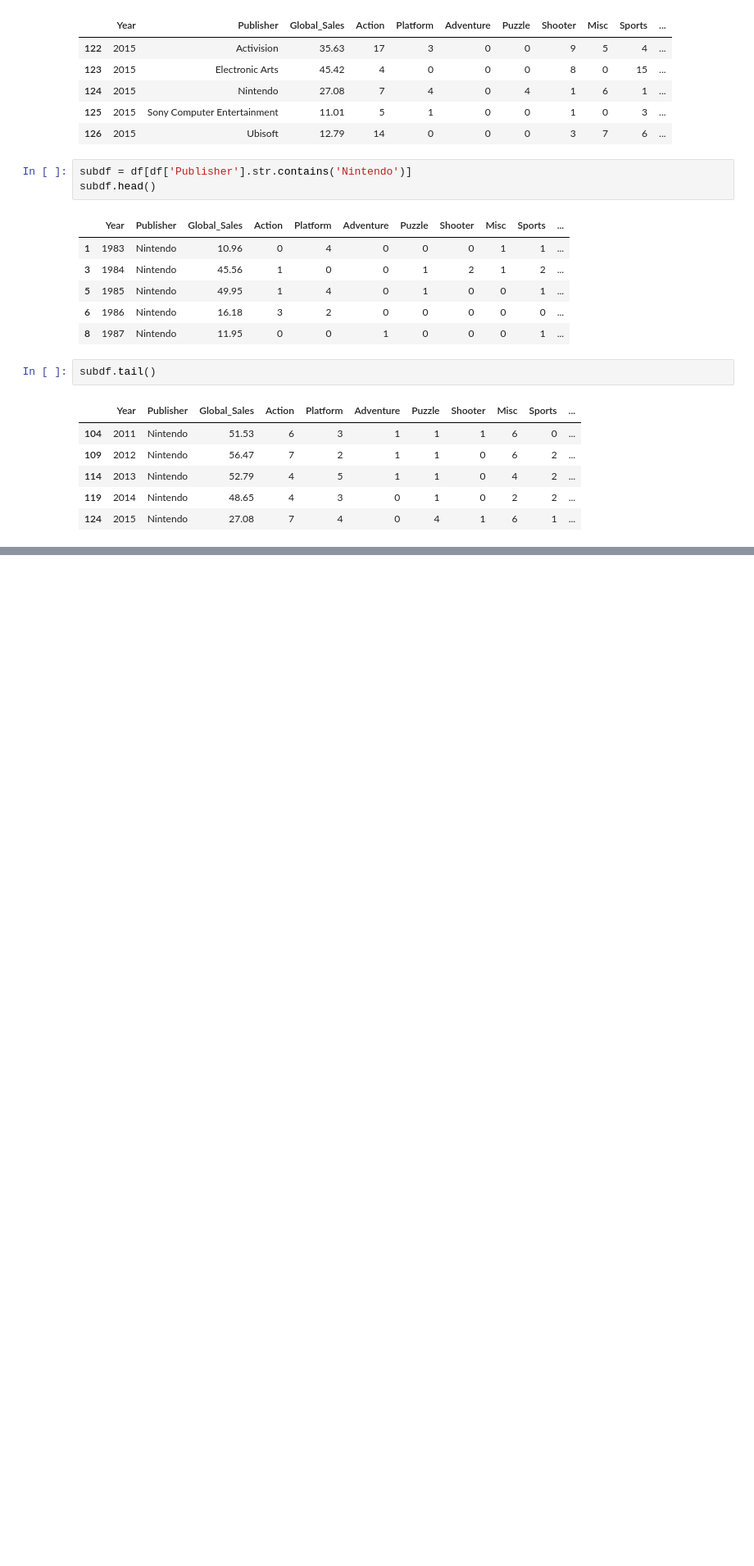
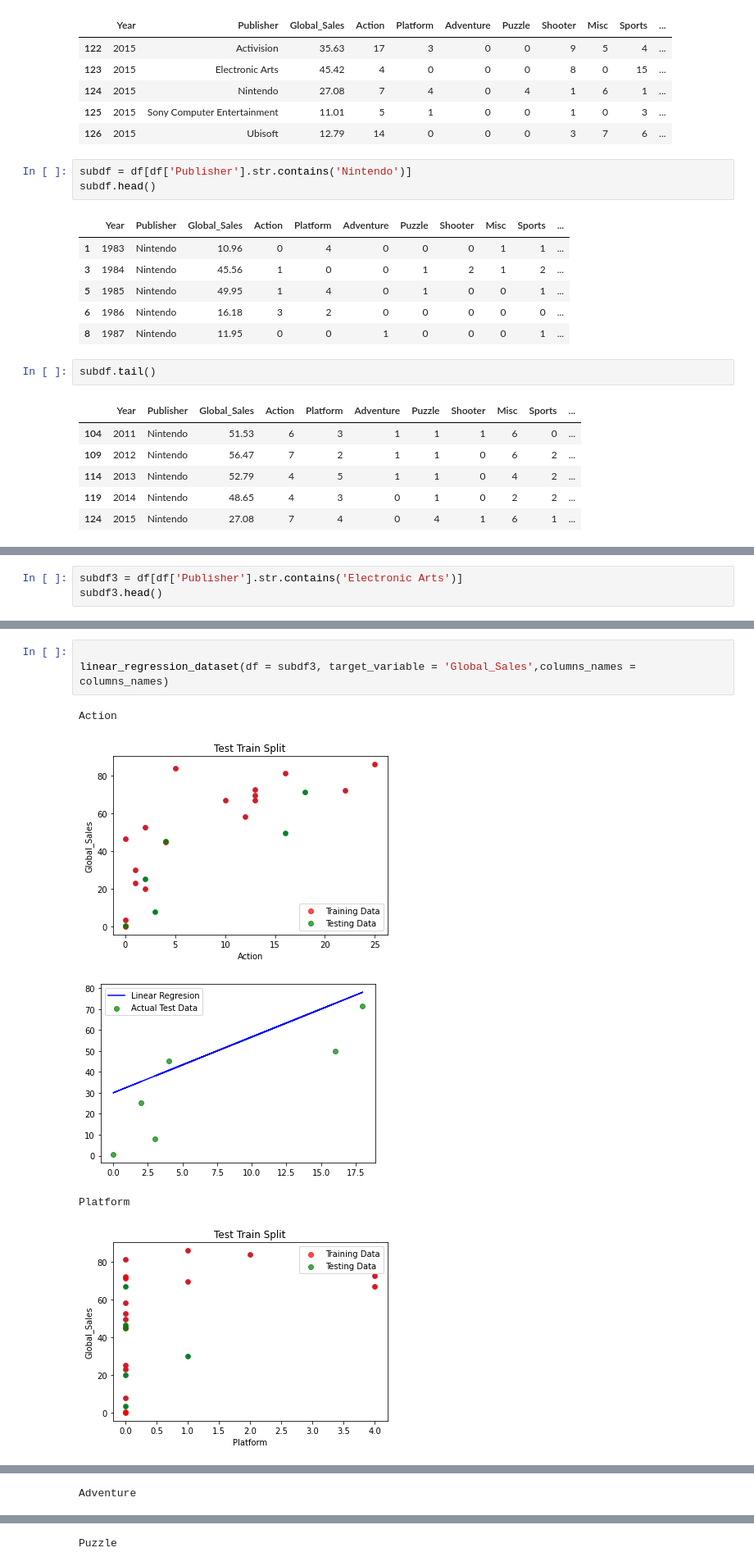
Before and after one commit to bcalvario/PruebaMachineLearning, a Jupyter notebook: Ejercicio1.ipynb, the cells around one changed output, grey strips where cells are left out. Shown at 82% size. Saved outputs shown, nothing was run; the diff lists cells and outputs as text; blank space fills up the shorter version.

```diff
--- a/Ejercicio1.ipynb
+++ b/Ejercicio1.ipynb
@@ -190,0 +136,3 @@ linear_regression(subdf, 'Strategy', 'Global_Sales')
+# %%
+subdf3 = df[df['Publisher'].str.contains('Electronic Arts')]
+subdf3.head()
@@ -190,0 +155,9 @@ linear_regression(subdf, 'Strategy', 'Global_Sales')
+# %%
+
+linear_regression_dataset(df = subdf3, target_variable = 'Global_Sales',columns_names = columns_names)
+# %% [output]
+Action
+[figure, added]
+[figure, added]
+Platform
+[figure, added]
@@ -190,0 +165 @@ linear_regression(subdf, 'Strategy', 'Global_Sales')
+Adventure
@@ -190,0 +168 @@ linear_regression(subdf, 'Strategy', 'Global_Sales')
+Puzzle
```
Also changed, not shown: parts of 42 cells of this notebook.
